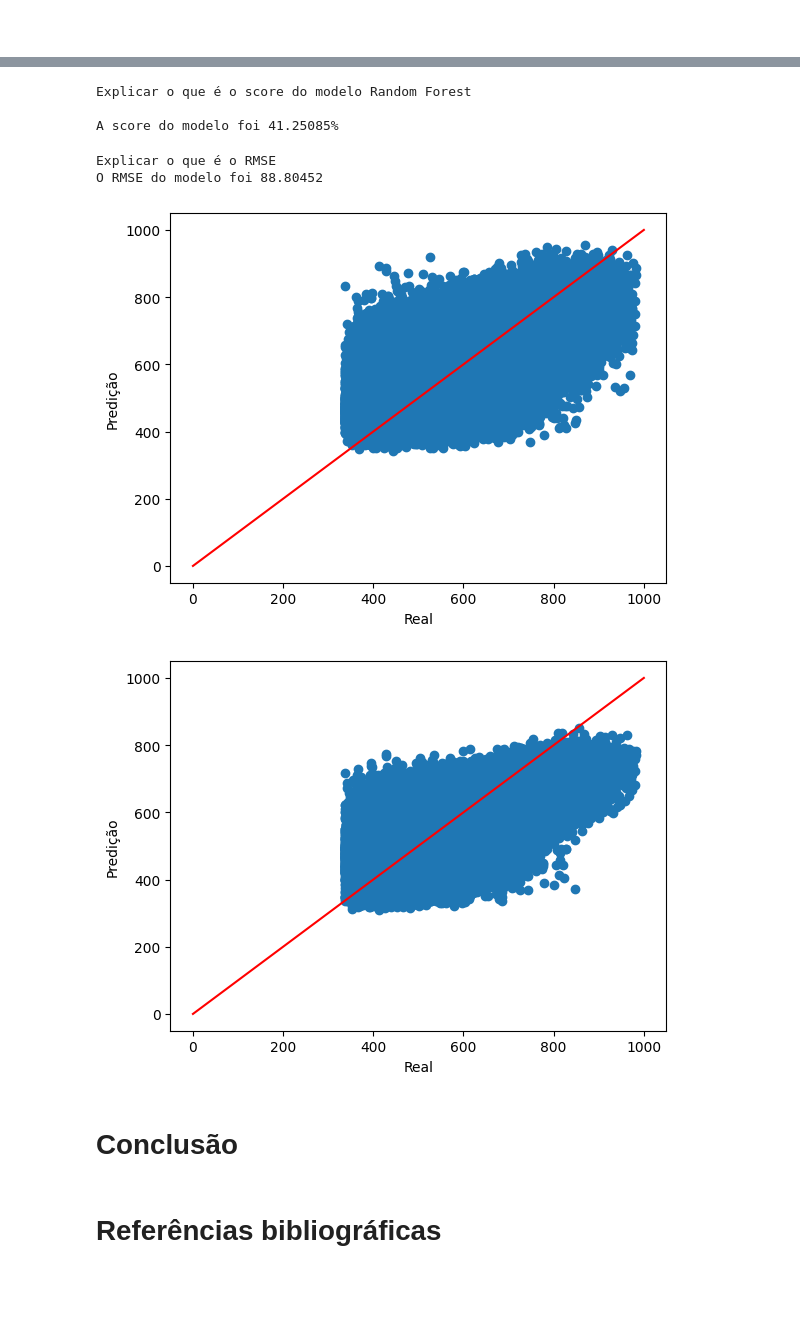
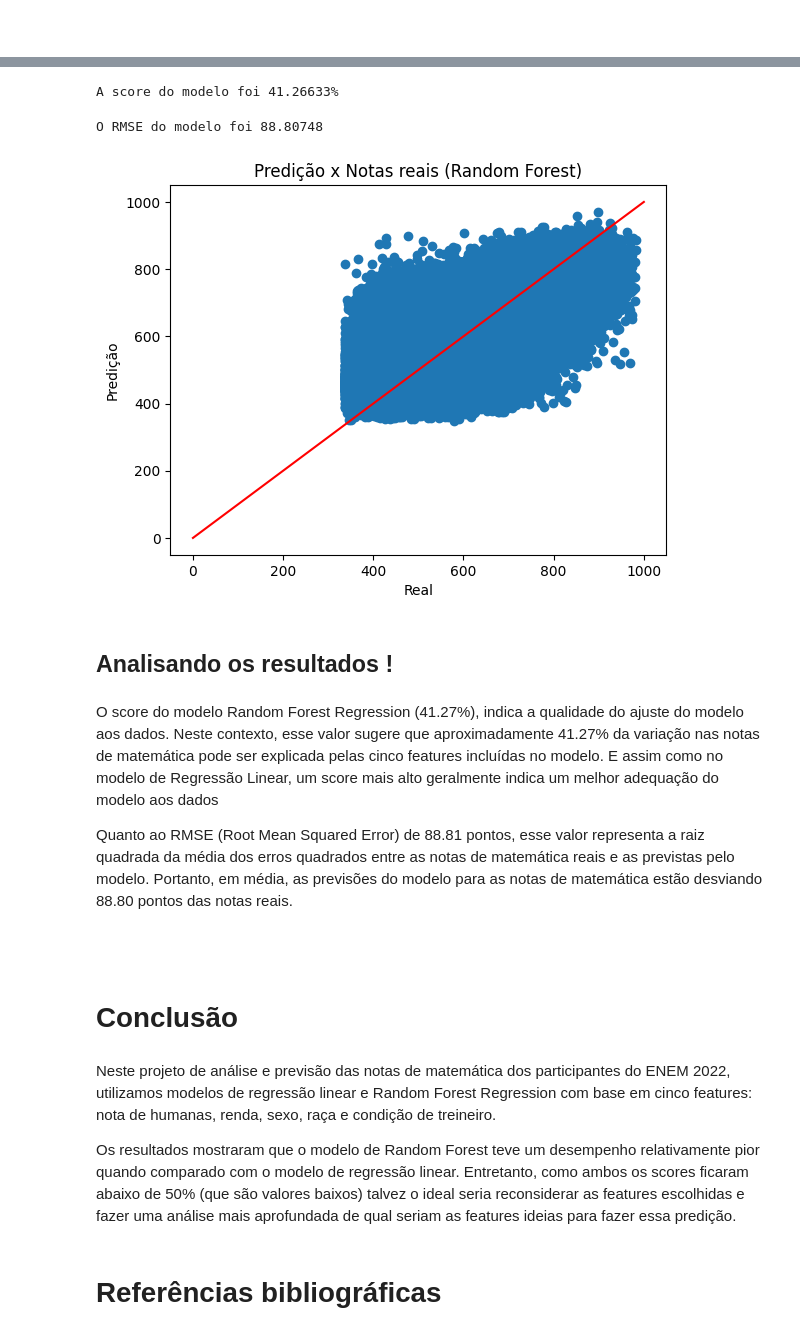
Before and after one commit to Phvr06/Proj2-Cdados, a Jupyter notebook: main.ipynb, the cells around one changed output, grey strips where cells are left out. Drawn from its saved outputs; the diff is of its cells as text; code cells hidden in the pictures; blank space fills up the shorter version.

```diff
--- a/main.ipynb
+++ b/main.ipynb
@@ -386,39 +405,39 @@ O modelo Random Forest é um algoritmo de aprendizado de máquina que combina v
 # Score do modelo Random Forest
 score_RFR = model_RFR.score(features_test, target_test)
 
-print('Explicar o que é o score do modelo Random Forest')
 print(f'\nA score do modelo foi {score_RFR*100:.5f}%')
 # %% [output]
-Explicar o que é o score do modelo Random Forest
-
-A score do modelo foi 41.25085%
+A score do modelo foi 41.26633%
 # %%
 # RMSE do modelo Random Forest
 rmse_RFR = np.sqrt(mean_squared_error(target_test, predicao_RFR))
 
-print('Explicar o que é o RMSE')
 print(f'O RMSE do modelo foi {rmse_RFR:.5f}')
 # %% [output]
-Explicar o que é o RMSE
-O RMSE do modelo foi 88.80452
+O RMSE do modelo foi 88.80748
 # %%
 # Plotagem dos gráficos de dispersão entre as notas reais e as predições dos modelos
 plt.scatter(target_test, predicao_RFR)
 plt.plot([0, 1000], [0, 1000], color='r')
+plt.title('Predição x Notas reais (Random Forest)')
 plt.xlabel('Real')
 plt.ylabel('Predição')
 plt.show()
-
-# Plotagem dos gráficos de dispersão entre as notas reais e as predições dos modelos
-plt.scatter(target_test, predicao_LR)
-plt.plot([0, 1000], [0, 1000], color='r')
-plt.xlabel('Real')
-plt.ylabel('Predição')
-plt.show()
 # %% [output]
-[figure, old version]
+[figure, new version]
-[figure, removed]
+# %% [markdown]
+## Analisando os resultados !
+# %% [markdown]
+O score do modelo Random Forest Regression (41.27%), indica a qualidade do ajuste do modelo aos dados. Neste contexto, esse valor sugere que aproximadamente 41.27% da variação nas notas de matemática pode ser explicada pelas cinco features incluídas no modelo. E assim como no modelo de Regressão Linear, um score mais alto geralmente indica um melhor adequação do modelo aos dados
+
+Quanto ao RMSE (Root Mean Squared Error) de 88.81 pontos, esse valor representa a raiz quadrada da média dos erros quadrados entre as notas de matemática reais e as previstas pelo modelo. Portanto, em média, as previsões do modelo para as notas de matemática estão desviando 88.80 pontos das notas reais.
+# %% [markdown]
+<br>
 # %% [markdown]
 # Conclusão
+# %% [markdown]
+Neste projeto de análise e previsão das notas de matemática dos participantes do ENEM 2022, utilizamos modelos de regressão linear e Random Forest Regression com base em cinco features: nota de humanas, renda, sexo, raça e condição de treineiro.
+
+Os resultados mostraram que o modelo de Random Forest teve um desempenho relativamente pior quando comparado com o modelo de regressão linear. Entretanto, como ambos os scores ficaram abaixo de 50% (que são valores baixos) talvez o ideal seria reconsiderar as features escolhidas e fazer uma análise mais aprofundada de qual seriam as features ideias para fazer essa predição.
 # %% [markdown]
 # Referências bibliográficas
```
Also changed, not shown: parts of 21 cells of this notebook.
